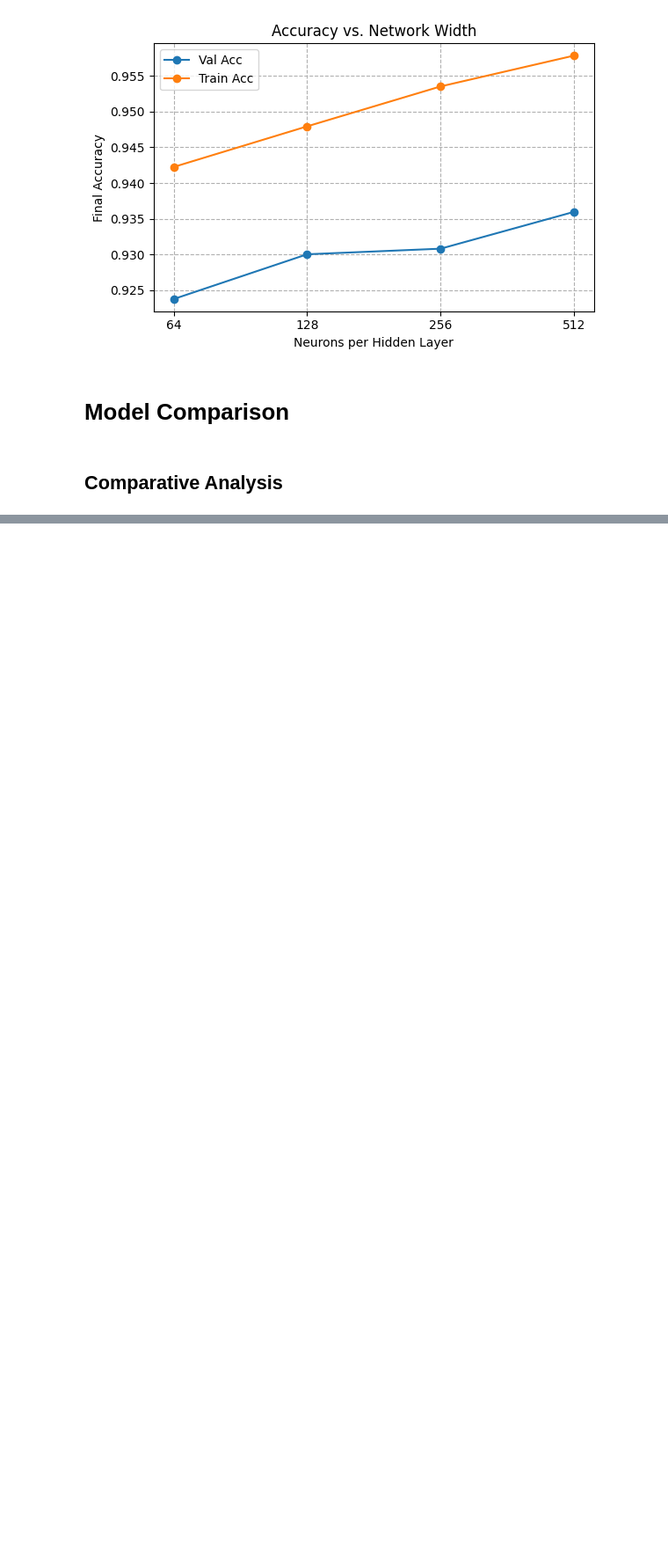
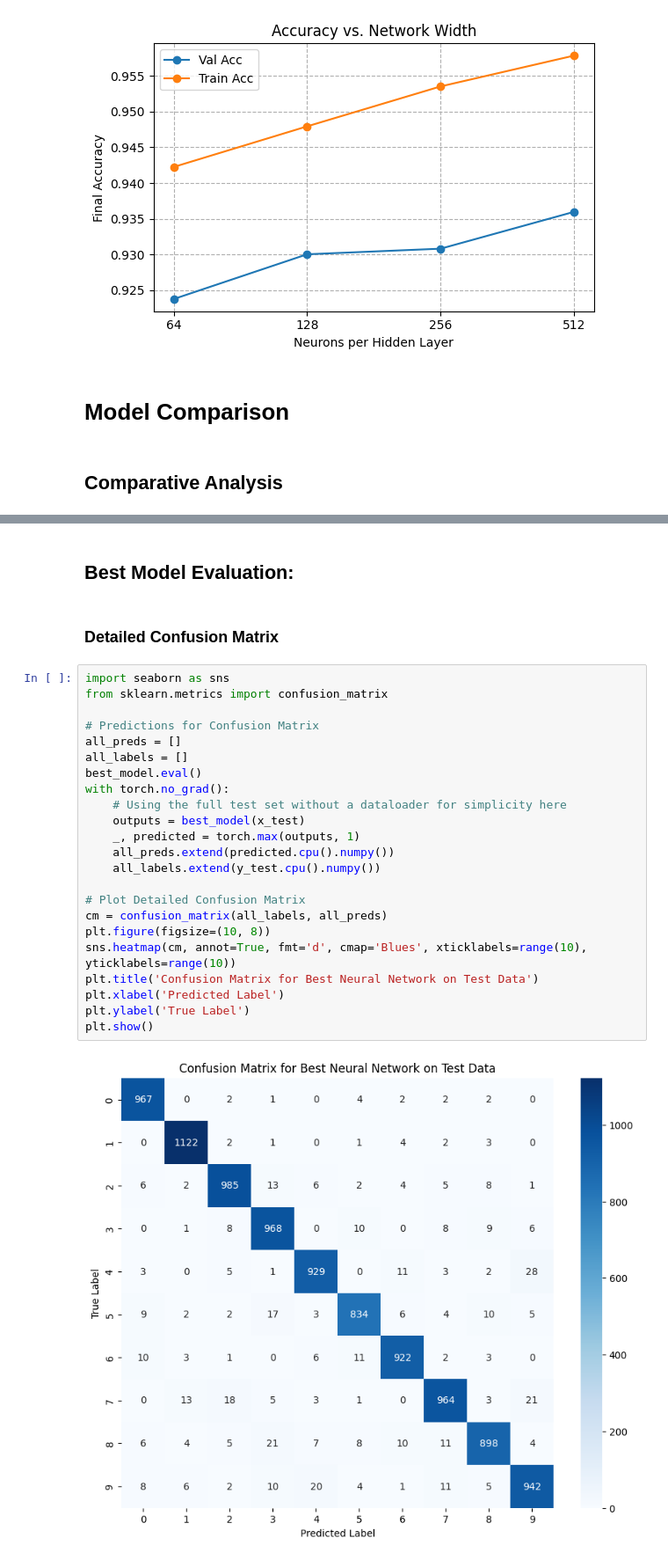
Before and after one commit to moHani11/ML-Assignment-2, a Jupyter notebook: problem3Notebook.ipynb, the cells around one changed output, grey strips where cells are left out. Shown at 88% size. Cells and saved outputs as stored; diff of their text form; blank space fills up the shorter version.

Commit message:
finished the implementation of the second half of the problem (Model Comparison)

```diff
--- a/problem3Notebook.ipynb
+++ b/problem3Notebook.ipynb
@@ -509,0 +615,29 @@ display(summary_df)
+# %% [markdown]
+## Best Model Evaluation:
+# %% [markdown]
+### Detailed Confusion Matrix
+# %%
+import seaborn as sns
+from sklearn.metrics import confusion_matrix
+
+# Predictions for Confusion Matrix
+all_preds = []
+all_labels = []
+best_model.eval()
+with torch.no_grad():
+    # Using the full test set without a dataloader for simplicity here
+    outputs = best_model(x_test)
+    _, predicted = torch.max(outputs, 1)
+    all_preds.extend(predicted.cpu().numpy())
+    all_labels.extend(y_test.cpu().numpy())
+
+# Plot Detailed Confusion Matrix
+cm = confusion_matrix(all_labels, all_preds)
+plt.figure(figsize=(10, 8))
+sns.heatmap(cm, annot=True, fmt='d', cmap='Blues', xticklabels=range(10), yticklabels=range(10))
+plt.title('Confusion Matrix for Best Neural Network on Test Data')
+plt.xlabel('Predicted Label')
+plt.ylabel('True Label')
+plt.show()
+# %% [output]
+[figure, added]
```
Also changed, not shown: parts of 17 cells of this notebook.
